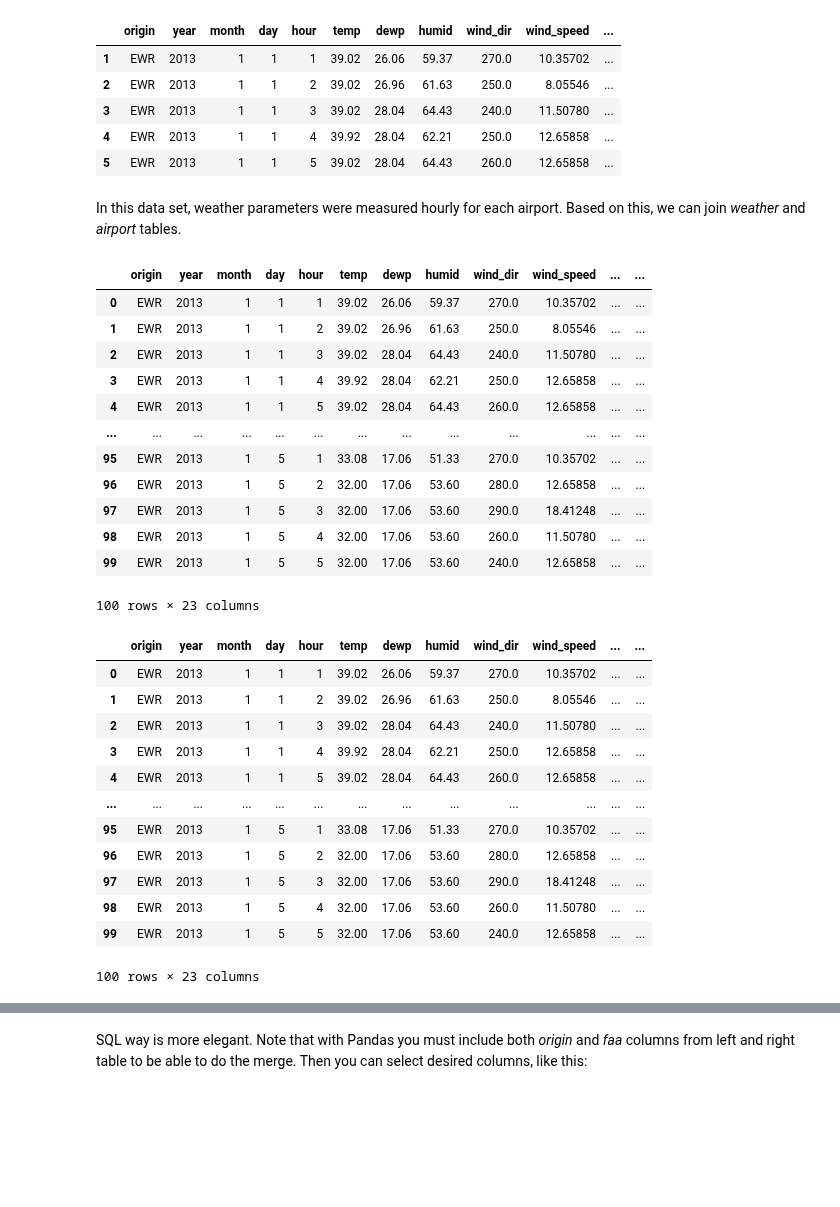
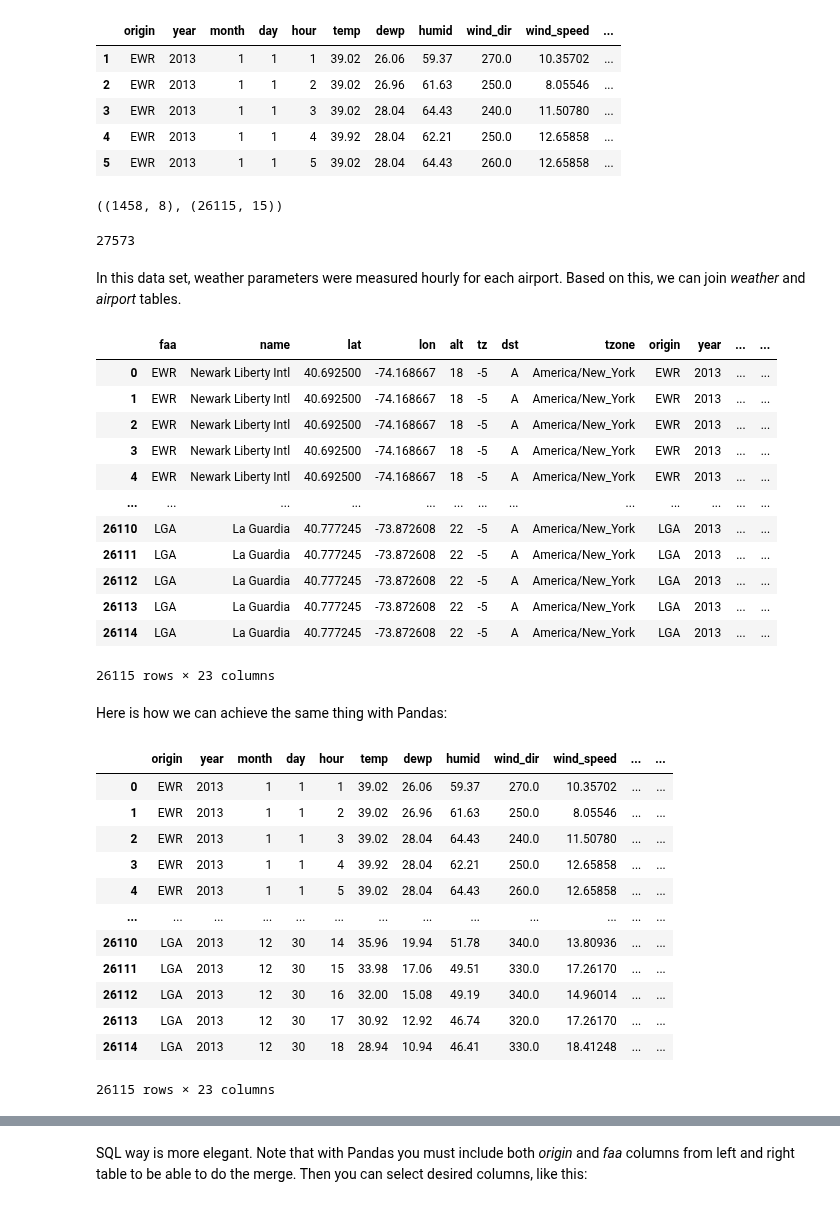
Before and after one commit to datakolektiv/dss03python2023, a Jupyter notebook: session10/dss03_py_session10b.ipynb, the cells around one changed output, grey strips where cells are left out. Cells and saved outputs as stored; diff of their text form; code cells hidden in the pictures; blank space fills up the shorter version.

```diff
--- a/session10/dss03_py_session10b.ipynb
+++ b/session10/dss03_py_session10b.ipynb
@@ -1130,34 +1188,44 @@ df_weather.head()
 | 3 | EWR | 2013 | 1 | 1 | 3 | 39.02 | 28.04 | 64.43 | 240.0 | 11.50780 | ... |
 | 4 | EWR | 2013 | 1 | 1 | 4 | 39.92 | 28.04 | 62.21 | 250.0 | 12.65858 | ... |
 | 5 | EWR | 2013 | 1 | 1 | 5 | 39.02 | 28.04 | 64.43 | 260.0 | 12.65858 | ... |
+# %%
+df_airports.shape, df_weather.shape
+# %% [output]
+((1458, 8), (26115, 15))
+# %%
+1458 + 26115
+# %% [output]
+27573
 # %% [markdown]
 In this data set, weather parameters were measured hourly for each airport. Based on this, we can join *weather* and *airport* tables.
 # %%
 query_string = '''
-SELECT * FROM weather
-  LEFT JOIN airports
-    ON airports.faa = weather.origin
- LIMIT 100
+   SELECT *
+     FROM airports
+     JOIN weather
+       ON airports.faa = weather.origin
 '''
 
 query_database(query_string)
 # %% [output]
-|  | origin | year | month | day | hour | temp | dewp | humid | wind_dir | wind_speed | ... | ... |
-| 0 | EWR | 2013 | 1 | 1 | 1 | 39.02 | 26.06 | 59.37 | 270.0 | 10.35702 | ... | ... |
-| 1 | EWR | 2013 | 1 | 1 | 2 | 39.02 | 26.96 | 61.63 | 250.0 | 8.05546 | ... | ... |
-| 2 | EWR | 2013 | 1 | 1 | 3 | 39.02 | 28.04 | 64.43 | 240.0 | 11.50780 | ... | ... |
-| 3 | EWR | 2013 | 1 | 1 | 4 | 39.92 | 28.04 | 62.21 | 250.0 | 12.65858 | ... | ... |
-| 4 | EWR | 2013 | 1 | 1 | 5 | 39.02 | 28.04 | 64.43 | 260.0 | 12.65858 | ... | ... |
+|  | faa | name | lat | lon | alt | tz | dst | tzone | origin | year | ... | ... |
+| 0 | EWR | Newark Liberty Intl | 40.692500 | -74.168667 | 18 | -5 | A | America/New_York | EWR | 2013 | ... | ... |
+| 1 | EWR | Newark Liberty Intl | 40.692500 | -74.168667 | 18 | -5 | A | America/New_York | EWR | 2013 | ... | ... |
+| 2 | EWR | Newark Liberty Intl | 40.692500 | -74.168667 | 18 | -5 | A | America/New_York | EWR | 2013 | ... | ... |
+| 3 | EWR | Newark Liberty Intl | 40.692500 | -74.168667 | 18 | -5 | A | America/New_York | EWR | 2013 | ... | ... |
+| 4 | EWR | Newark Liberty Intl | 40.692500 | -74.168667 | 18 | -5 | A | America/New_York | EWR | 2013 | ... | ... |
 | ... | ... | ... | ... | ... | ... | ... | ... | ... | ... | ... | ... | ... |
-| 95 | EWR | 2013 | 1 | 5 | 1 | 33.08 | 17.06 | 51.33 | 270.0 | 10.35702 | ... | ... |
-| 96 | EWR | 2013 | 1 | 5 | 2 | 32.00 | 17.06 | 53.60 | 280.0 | 12.65858 | ... | ... |
-| 97 | EWR | 2013 | 1 | 5 | 3 | 32.00 | 17.06 | 53.60 | 290.0 | 18.41248 | ... | ... |
-| 98 | EWR | 2013 | 1 | 5 | 4 | 32.00 | 17.06 | 53.60 | 260.0 | 11.50780 | ... | ... |
-| 99 | EWR | 2013 | 1 | 5 | 5 | 32.00 | 17.06 | 53.60 | 240.0 | 12.65858 | ... | ... |
+| 26110 | LGA | La Guardia | 40.777245 | -73.872608 | 22 | -5 | A | America/New_York | LGA | 2013 | ... | ... |
+| 26111 | LGA | La Guardia | 40.777245 | -73.872608 | 22 | -5 | A | America/New_York | LGA | 2013 | ... | ... |
+| 26112 | LGA | La Guardia | 40.777245 | -73.872608 | 22 | -5 | A | America/New_York | LGA | 2013 | ... | ... |
+| 26113 | LGA | La Guardia | 40.777245 | -73.872608 | 22 | -5 | A | America/New_York | LGA | 2013 | ... | ... |
+| 26114 | LGA | La Guardia | 40.777245 | -73.872608 | 22 | -5 | A | America/New_York | LGA | 2013 | ... | ... |
-100 rows × 23 columns
+26115 rows × 23 columns
+# %% [markdown]
+Here is how we can achieve the same thing with Pandas:
 # %%
 # Pandas way
-df_weather.merge(df_airports, how='left', left_on='origin', right_on='faa').head(100)
+df_weather.merge(df_airports, how='left', left_on='origin', right_on='faa')
 # %% [output]
 |  | origin | year | month | day | hour | temp | dewp | humid | wind_dir | wind_speed | ... | ... |
 | 0 | EWR | 2013 | 1 | 1 | 1 | 39.02 | 26.06 | 59.37 | 270.0 | 10.35702 | ... | ... |
@@ -1166,9 +1234,9 @@ df_weather.merge(df_airports, how='left', left_on='origin', right_on='faa').head
 | 3 | EWR | 2013 | 1 | 1 | 4 | 39.92 | 28.04 | 62.21 | 250.0 | 12.65858 | ... | ... |
 | 4 | EWR | 2013 | 1 | 1 | 5 | 39.02 | 28.04 | 64.43 | 260.0 | 12.65858 | ... | ... |
 | ... | ... | ... | ... | ... | ... | ... | ... | ... | ... | ... | ... | ... |
-| 95 | EWR | 2013 | 1 | 5 | 1 | 33.08 | 17.06 | 51.33 | 270.0 | 10.35702 | ... | ... |
-| 96 | EWR | 2013 | 1 | 5 | 2 | 32.00 | 17.06 | 53.60 | 280.0 | 12.65858 | ... | ... |
-| 97 | EWR | 2013 | 1 | 5 | 3 | 32.00 | 17.06 | 53.60 | 290.0 | 18.41248 | ... | ... |
-| 98 | EWR | 2013 | 1 | 5 | 4 | 32.00 | 17.06 | 53.60 | 260.0 | 11.50780 | ... | ... |
-| 99 | EWR | 2013 | 1 | 5 | 5 | 32.00 | 17.06 | 53.60 | 240.0 | 12.65858 | ... | ... |
+| 26110 | LGA | 2013 | 12 | 30 | 14 | 35.96 | 19.94 | 51.78 | 340.0 | 13.80936 | ... | ... |
+| 26111 | LGA | 2013 | 12 | 30 | 15 | 33.98 | 17.06 | 49.51 | 330.0 | 17.26170 | ... | ... |
+| 26112 | LGA | 2013 | 12 | 30 | 16 | 32.00 | 15.08 | 49.19 | 340.0 | 14.96014 | ... | ... |
+| 26113 | LGA | 2013 | 12 | 30 | 17 | 30.92 | 12.92 | 46.74 | 320.0 | 17.26170 | ... | ... |
+| 26114 | LGA | 2013 | 12 | 30 | 18 | 28.94 | 10.94 | 46.41 | 330.0 | 18.41248 | ... | ... |
-100 rows × 23 columns
+26115 rows × 23 columns
```
Also changed, not shown: parts of 86 cells of this notebook, 1 other file.
